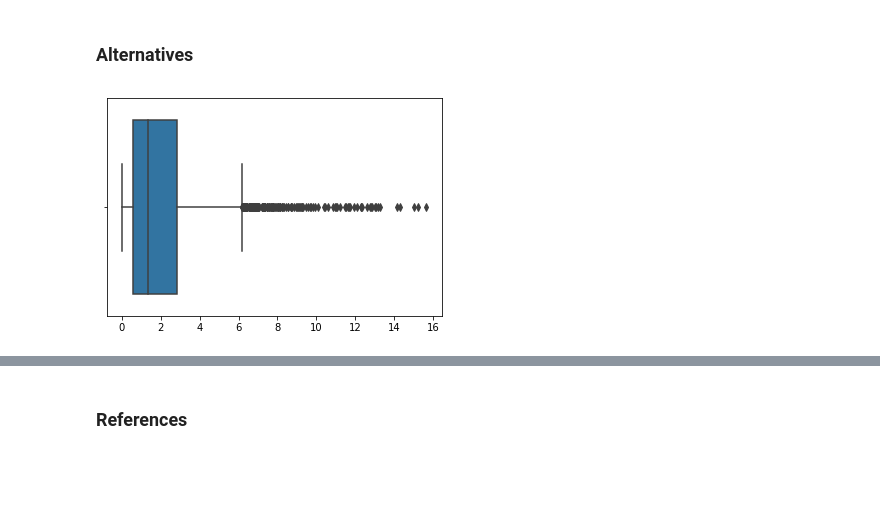
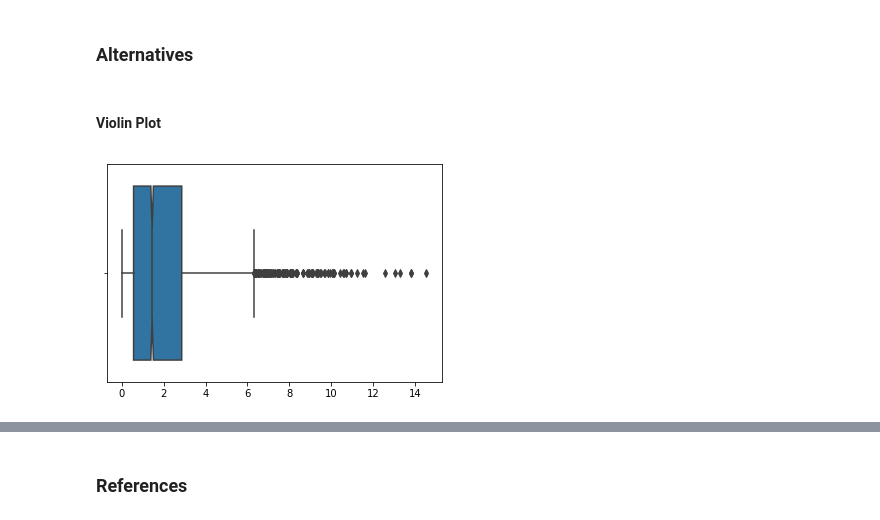
Before and after one commit to MarionMcG/fundamentals_data_analysis, a Jupyter notebook: boxplots.ipynb, the cells around one changed output, grey strips where cells are left out. Saved outputs shown, nothing was run; the diff lists cells and outputs as text; code cells hidden in the pictures; blank space fills up the shorter version.

```diff
--- a/boxplots.ipynb
+++ b/boxplots.ipynb
@@ -113,11 +115,13 @@ plt.show()
 ### Variations
 # %% [markdown]
 ### Alternatives
+# %% [markdown]
+#### Violin Plot
 # %%
 exp = np.random.exponential(2, 3500)
-sns.boxplot(exp);
+sns.boxplot(exp,notch=1);
 # %% [output]
-[figure, old version]
+[figure, new version]
 # %%
 fig, (ax1) = plt.subplots(1, figsize=(10, 5));
 sns.violinplot(exp, ax= ax1);
```
Also changed, not shown: parts of 6 cells of this notebook.
